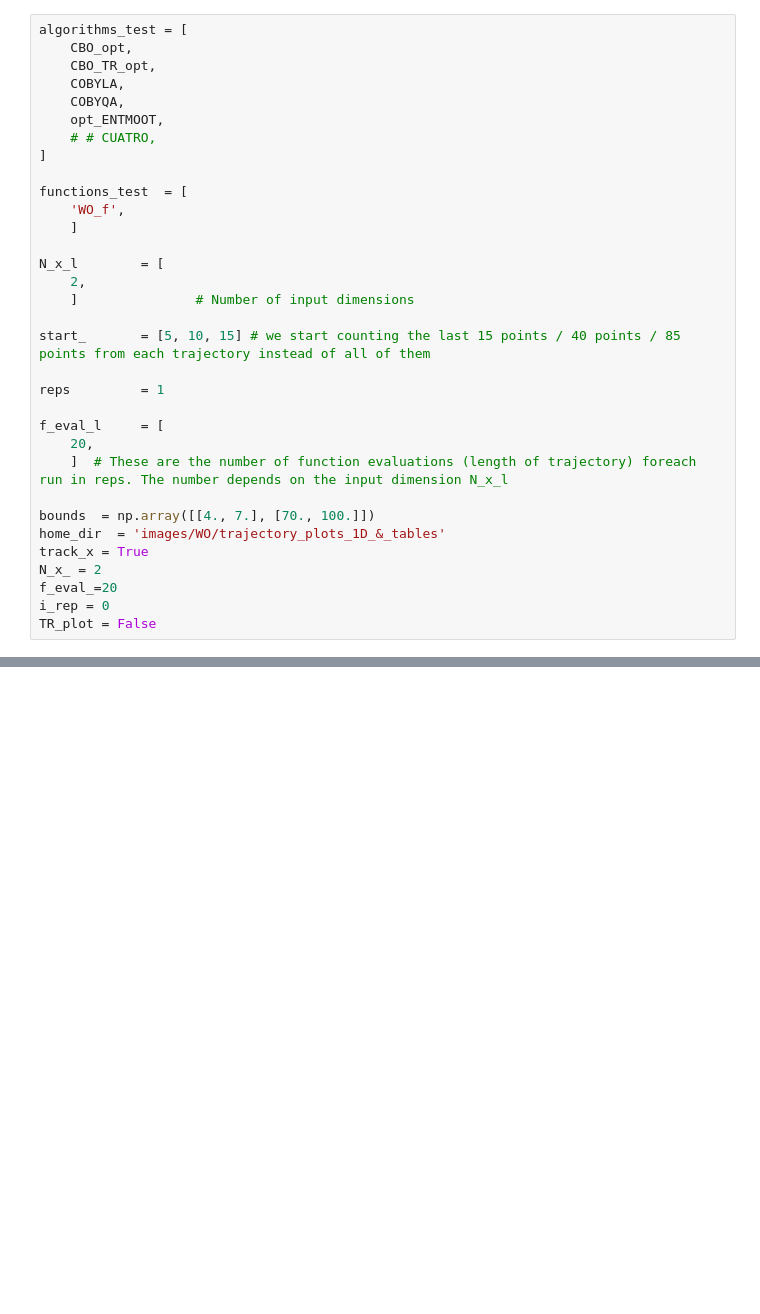
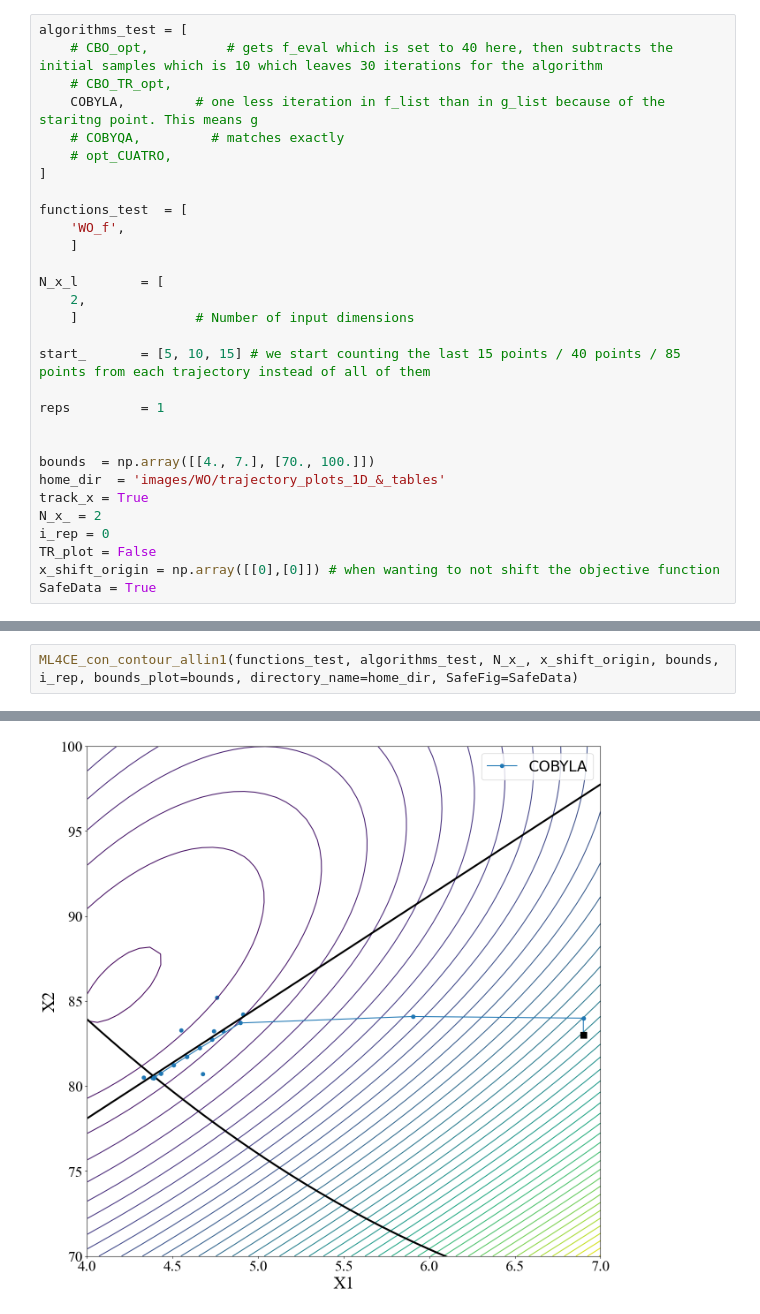
Before and after one commit to OptiMaL-PSE-Lab/DDO-4-ChemEng, a Jupyter notebook: Benchmarking/02_constrained/04_WO_con_qualitative_benchmarking.ipynb, the cells around one changed output, grey strips where cells are left out. Drawn from its saved outputs; the diff is of its cells as text; blank space fills up the shorter version.

```diff
--- a/Benchmarking/02_constrained/04_WO_con_qualitative_benchmarking.ipynb
+++ b/Benchmarking/02_constrained/04_WO_con_qualitative_benchmarking.ipynb
@@ -8,11 +8,10 @@ from ENTMOOT import *
 # %%
 algorithms_test = [
-    CBO_opt,
-    CBO_TR_opt,
-    COBYLA,
-    COBYQA,
-    opt_ENTMOOT,
-    # # CUATRO,
+    # CBO_opt,          # gets f_eval which is set to 40 here, then subtracts the initial samples which is 10 which leaves 30 iterations for the algorithm
+    # CBO_TR_opt,
+    COBYLA,         # one less iteration in f_list than in g_list because of the staritng point. This means g
+    # COBYQA,         # matches exactly
+    # opt_CUATRO,
 ]
 
 functions_test  = [
@@ -27,15 +26,13 @@ start_       = [5, 10, 15] # we start counting the last 15 points / 40 points /
 
 reps         = 1
 
-f_eval_l     = [
-    20,
-    ]  # These are the number of function evaluations (length of trajectory) foreach run in reps. The number depends on the input dimension N_x_l
 
 bounds  = np.array([[4., 7.], [70., 100.]])
 home_dir  = 'images/WO/trajectory_plots_1D_&_tables'
 track_x = True
 N_x_ = 2
-f_eval_=20
 i_rep = 0
 TR_plot = False
+x_shift_origin = np.array([[0],[0]]) # when wanting to not shift the objective function
+SafeData = True
 # %%
@@ -64,0 +44,3 @@ note: remember constraints are set as positive, so they should be set as -g(x)
+# %%
+ML4CE_con_contour_allin1(functions_test, algorithms_test, N_x_, x_shift_origin, bounds, i_rep, bounds_plot=bounds, directory_name=home_dir, SafeFig=SafeData)
+# %% [output]
@@ -64,0 +50 @@ note: remember constraints are set as positive, so they should be set as -g(x)
+[figure, added]
```
Also changed, not shown: parts of 3 cells of this notebook, 31 other files.
